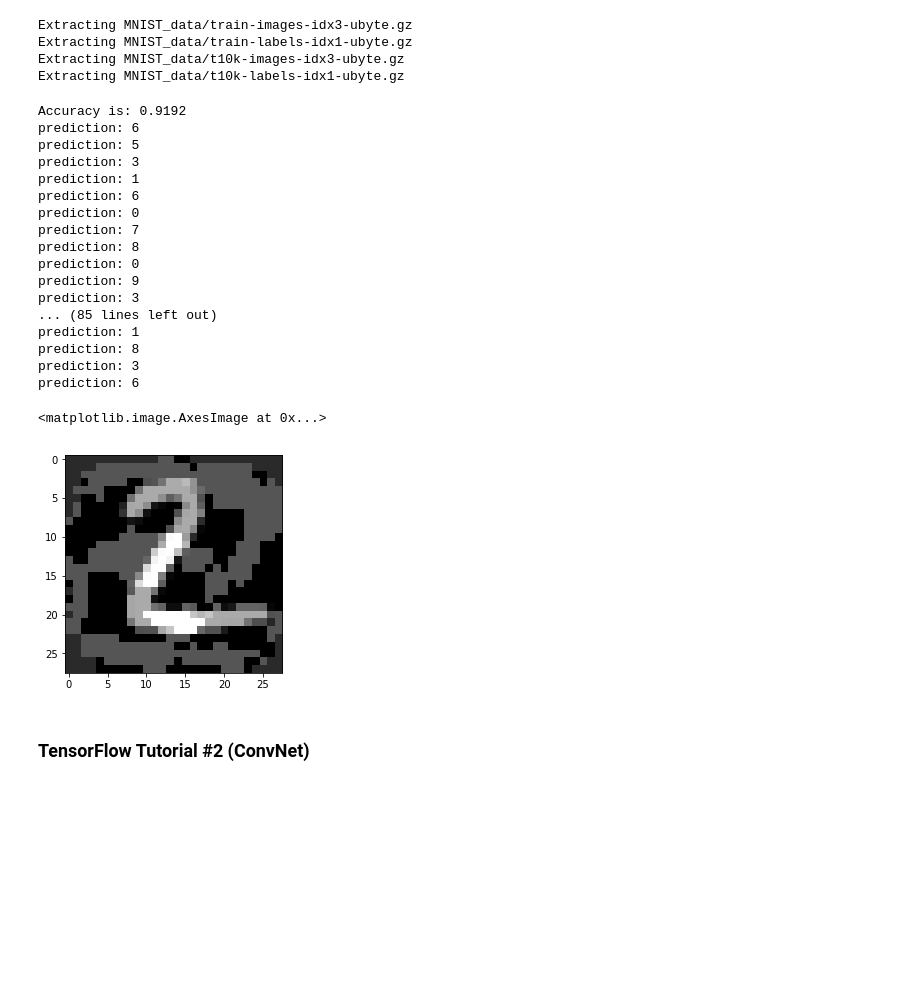
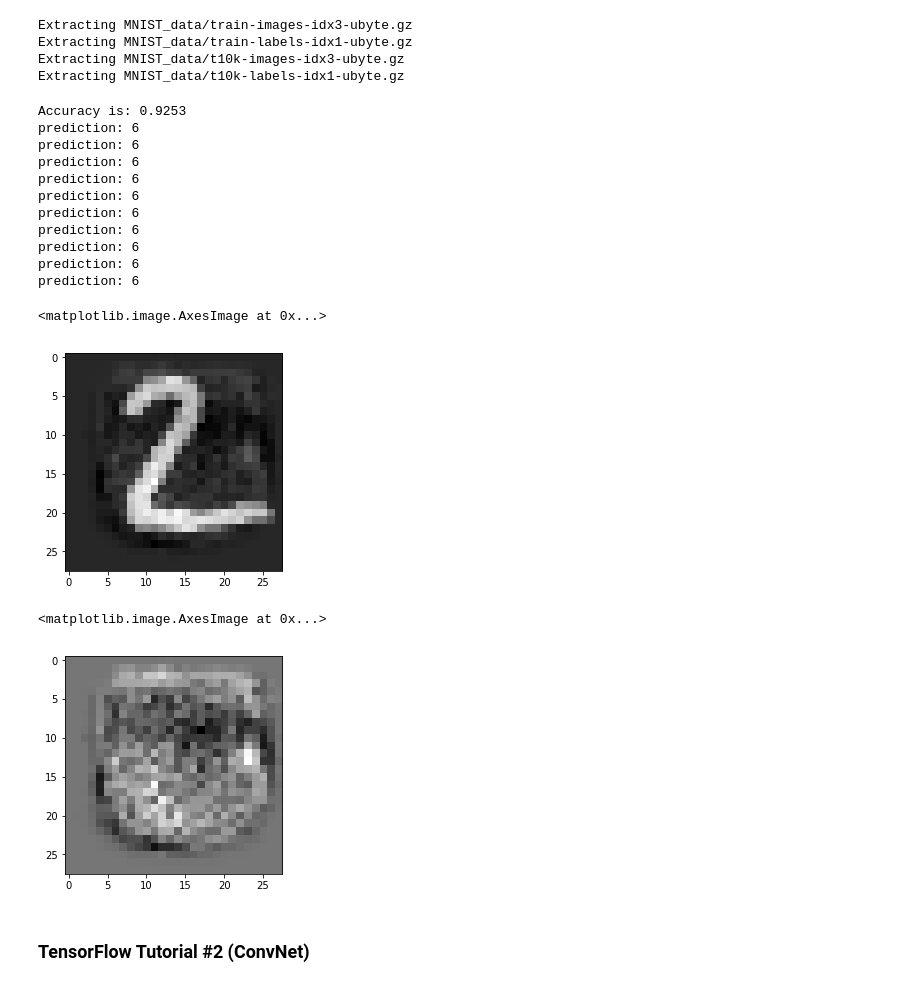
Before and after one commit to mariko-poyo/adversary-images-challenge, a Jupyter notebook: mnist_adversary.ipynb, the cells around one changed output. Cells and saved outputs as stored; diff of their text form; code cells hidden in the pictures; blank space fills up the shorter version.

Commit message:
modified linear model part to generate adversary image disguising to specific class

```diff
--- a/mnist_adversary.ipynb
+++ b/mnist_adversary.ipynb
@@ -90,30 +92,31 @@ def linear_model(epochs, batch_size):
 # %%
 #run the model
-imgs = linear_model(1000,100)
+gen_imgs,org_imgs = linear_model(20000,100,0.3)
 # %% [output]
-Accuracy is: 0.9192
+Accuracy is: 0.9253
 prediction: 6
-prediction: 5
-prediction: 3
-prediction: 1
 prediction: 6
-prediction: 0
-prediction: 7
-prediction: 8
-prediction: 0
-prediction: 9
-prediction: 3
-... (85 lines left out)
-prediction: 1
-prediction: 8
-prediction: 3
 prediction: 6
+prediction: 6
+prediction: 6
+prediction: 6
+prediction: 6
+prediction: 6
+prediction: 6
+prediction: 6
 # %%
 #visualize generated img
-plt.imshow(np.reshape(imgs[0],(28,28)), cmap='gray')
+plt.imshow(np.reshape(gen_imgs[0],(28,28)), cmap='gray')
 # %% [output]
 <matplotlib.image.AxesImage at 0x...>
-[figure, old version]
+[figure, new version]
+# %%
+#visualize added weight
+weight_added = gen_imgs - org_imgs
+plt.imshow(np.reshape(weight_added[0],(28,28)),cmap='gray')
+# %% [output]
+<matplotlib.image.AxesImage at 0x...>
+[figure, added]
 # %% [markdown]
 ### TensorFlow Tutorial #2 (ConvNet)
 # %%
```
Also changed, not shown: parts of 1 cell of this notebook.
